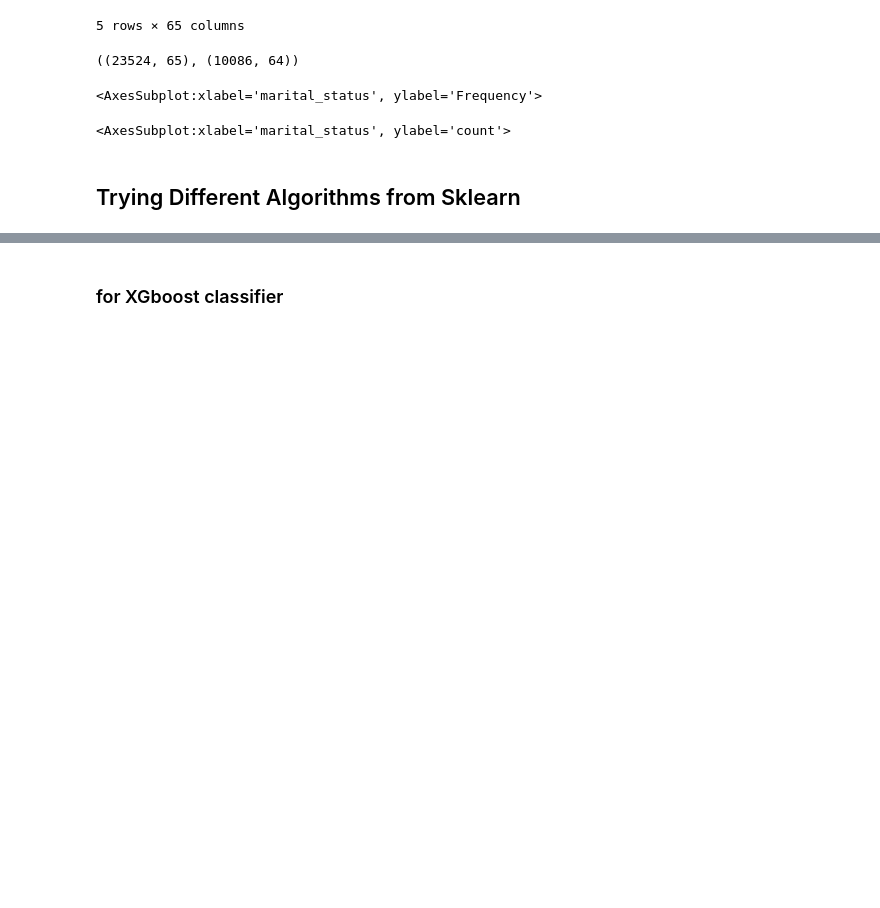
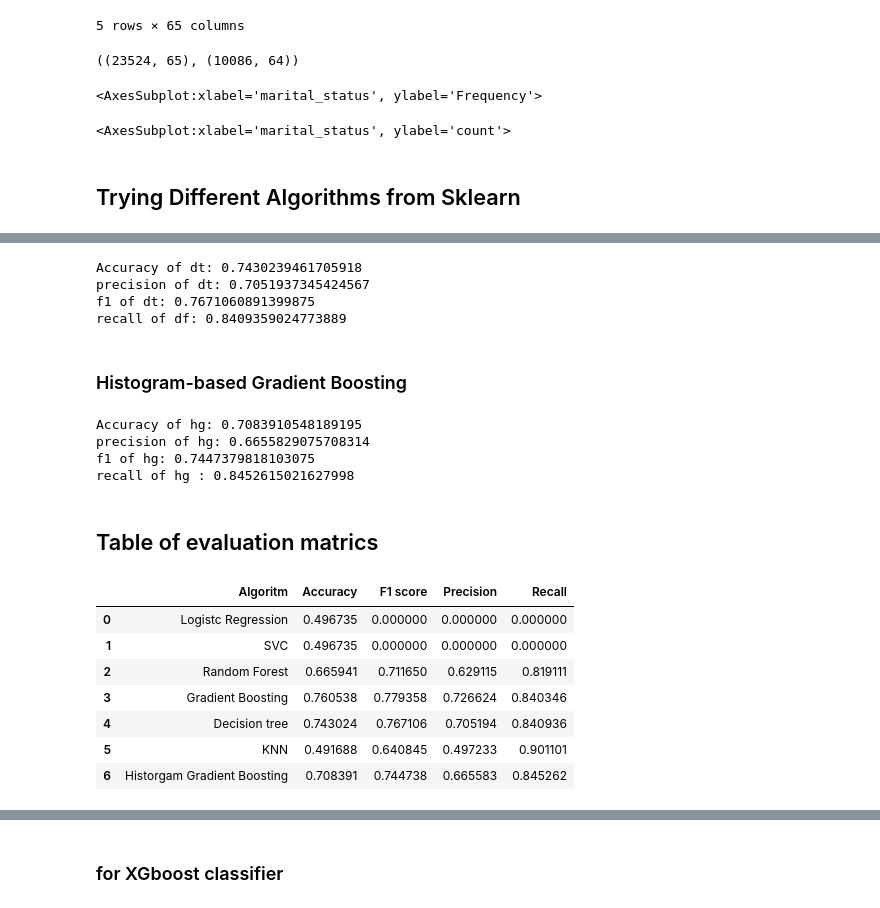
Before and after one commit to abdoulayegk/major-project-sharda, a Jupyter notebook: Best financial-inclusion.ipynb, the cells around one changed output, grey strips where cells are left out. Cells and saved outputs as stored; diff of their text form; code cells hidden in the pictures; blank space fills up the shorter version.

```diff
--- a/Best financial-inclusion.ipynb
+++ b/Best financial-inclusion.ipynb
@@ -391,0 +521,9 @@ X_train,X_test,y_train,y_test = train_test_split(X,y, random_state=42)
+# %%
+gbc = GradientBoostingClassifier()
+gbc.fit(X_train, y_train)
+y_pred_gbc  = gbc.predict(X_test)
+
+f1_gbc = f1_score(y_test, y_pred_gbc)
+precision_score_gbc = precision_score(y_test,y_pred_gbc)
+recall_gbc = recall_score(y_test, y_pred_gbc)
+accuracy_score_gbc = accuracy_score(y_test, y_pred_gbc)
@@ -392,3 +542,65 @@ X_train,X_test,y_train,y_test = train_test_split(X,y, random_state=42)
+# %%
+dt = DecisionTreeClassifier()
+dt.fit(X_train, y_train)
+y_pred_dt  = dt.predict(X_test)
+
+f1_dt = f1_score(y_test, y_pred_dt)
+precision_score_dt = precision_score(y_test,y_pred_dt)
+recall_df = recall_score(y_test, y_pred_dt)
+accuracy_score_dt = accuracy_score(y_test, y_pred_dt)
+# %%
+print(f"Accuracy of dt: {accuracy_score_dt}")
+print(f"precision of dt: {precision_score_dt}")
+print(f"f1 of dt: {f1_dt}")
+print(f"recall of df: {recall_df}")
+# %% [output]
+Accuracy of dt: 0.7430239461705918
+precision of dt: 0.7051937345424567
+f1 of dt: 0.7671060891399875
+recall of df: 0.8409359024773889
+# %% [markdown]
+### Histogram-based Gradient Boosting
+# %%
+hg = HistGradientBoostingClassifier()
+hg.fit(X_train, y_train)
+y_pred_hg  = hg.predict(X_test)
+
+f1_hg = f1_score(y_test, y_pred_hg)
+precision_score_hg = precision_score(y_test,y_pred_hg)
+recall_hg = recall_score(y_test, y_pred_hg)
+accuracy_score_hg = accuracy_score(y_test, y_pred_hg)
+# %%
+print(f"Accuracy of hg: {accuracy_score_hg}")
+print(f"precision of hg: {precision_score_hg}")
+print(f"f1 of hg: {f1_hg}")
+print(f"recall of hg : {recall_hg}")
+# %% [output]
+Accuracy of hg: 0.7083910548189195
+precision of hg: 0.6655829075708314
+f1 of hg: 0.7447379818103075
+recall of hg : 0.8452615021627998
+# %% [markdown]
+## Table of evaluation matrics
+# %%
+scores = pd.DataFrame({
+    'Algoritm':['Logistc Regression','SVC','Random Forest','Gradient Boosting','Decision tree', "KNN","Historgam Gradient Boosting",],
+    'Accuracy':[accuracy_score_lg, accuracy_score_svm, accuracy_score_rfc, accuracy_score_gbc, accuracy_score_dt, accuracy_score_knn, accuracy_score_hg],
+    "F1 score":[f1_lg, f1_svm, f1_rfc, f1_gbc, f1_dt, f1_knn, f1_hg],
+    "Precision":[precision_score_lg, precision_score_svm, precision_score_rfc, precision_score_gbc, precision_score_dt, precision_score_knn, precision_score_hg],
+    "Recall":[recall_lg, recall_svm, recall_rfc, recall_gbc, recall_df, recall_knn, recall_hg]
+
+})
+
+scores
+# %% [output]
+|  | Algoritm | Accuracy | F1 score | Precision | Recall |
+| 0 | Logistc Regression | 0.496735 | 0.000000 | 0.000000 | 0.000000 |
+| 1 | SVC | 0.496735 | 0.000000 | 0.000000 | 0.000000 |
+| 2 | Random Forest | 0.665941 | 0.711650 | 0.629115 | 0.819111 |
+| 3 | Gradient Boosting | 0.760538 | 0.779358 | 0.726624 | 0.840346 |
+| 4 | Decision tree | 0.743024 | 0.767106 | 0.705194 | 0.840936 |
+| 5 | KNN | 0.491688 | 0.640845 | 0.497233 | 0.901101 |
+| 6 | Historgam Gradient Boosting | 0.708391 | 0.744738 | 0.665583 | 0.845262 |
 # %%
 scaler = MinMaxScaler()
 # %%
```
Also changed, not shown: parts of 58 cells of this notebook.
